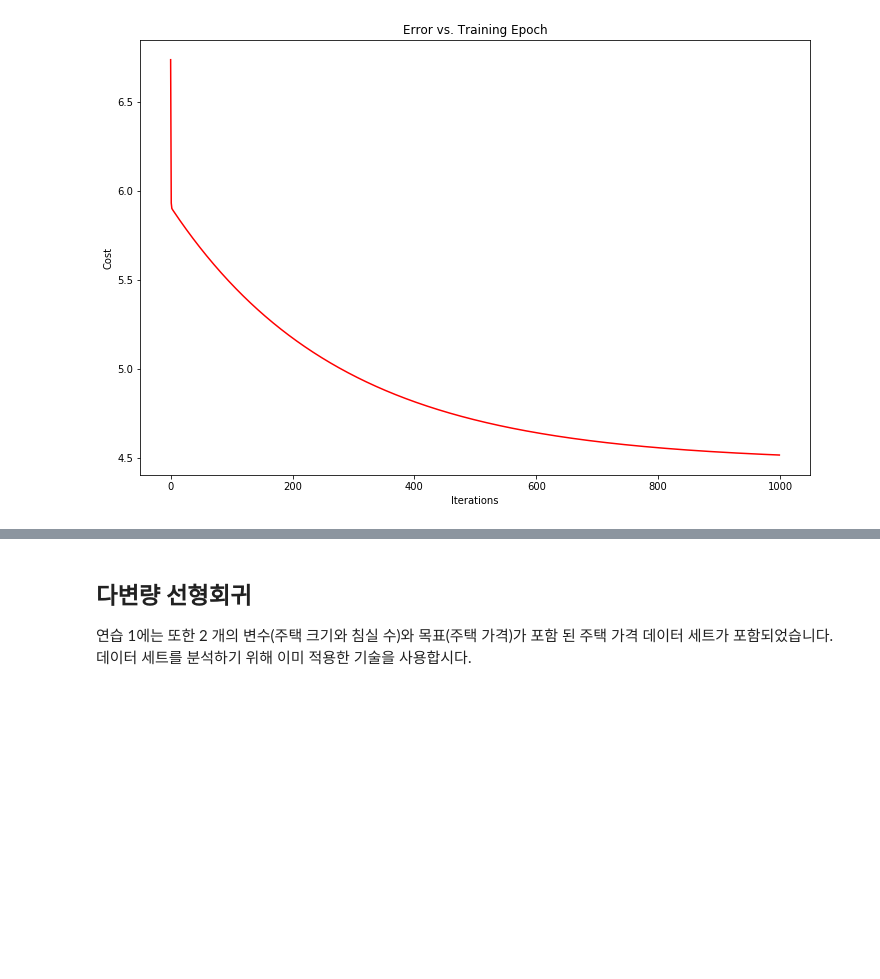
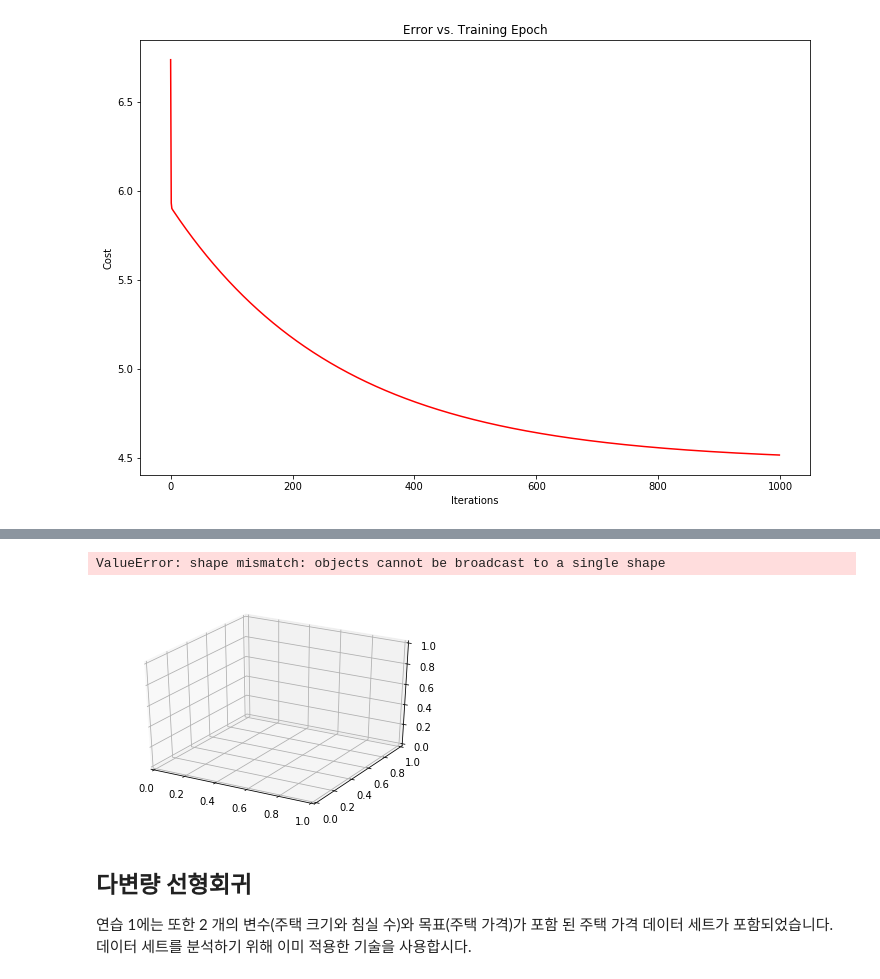
Before and after one commit to junji64/Machine-Learning, a Jupyter notebook: Machine Learning Exercise #1 - Linear Regression.ipynb, the cells around one changed output, grey strips where cells are left out. Saved outputs shown, nothing was run; the diff lists cells and outputs as text; code cells hidden in the pictures; blank space fills up the shorter version.

```diff
--- a/Machine Learning Exercise #1 - Linear Regression.ipynb
+++ b/Machine Learning Exercise #1 - Linear Regression.ipynb
@@ -11,3 +11,7 @@ import numpy as np
 import pandas as pd
 import matplotlib.pyplot as plt
 %matplotlib inline
+import os
+path = os.getcwd() + '/data/ex1data1.txt'   # on Window use '\data\ex1data1.txt'
+data = pd.read_csv(path, header=None, names=['Population', 'Profit'])
+data.head()
@@ -182,3 +192,48 @@ Text(0.5,1,'Error vs. Training Epoch')
+# %%
+# initialize J vals to a matrix of 0's
+theta0 = np.arange(-10,10,0.2)
+theta1 = np.arange(-1,4,0.2)
+J_vals = np.matrix(np.zeros([np.size(theta0), np.size(theta1)]))
+
+# Fill out J vals
+for i in range(np.size(theta0)):
+    for j in range(np.size(theta1)):
+        thetas = np.matrix([theta0[i], theta1[j]])
+        J_vals[i,j] = computeCost(X, y, thetas)
+# %%
+from mpl_toolkits.mplot3d import Axes3D  # noqa: F401 unused import
+
+import matplotlib.pyplot as plt
+from matplotlib import cm
+from matplotlib.ticker import LinearLocator, FormatStrFormatter
+import numpy as np
+
+fig = plt.figure()
+ax = fig.gca(projection='3d')
+
+# Make data.
+X = np.arange(-5, 5, 0.25)
+Y = np.arange(-5, 5, 0.25)
+X, Y = np.meshgrid(X, Y)
+R = np.sqrt(X**2 + Y**2)
+Z = np.sin(R)
+
+# Plot the surface.
+surf = ax.plot_surface(theta0, theta1, J_vals, cmap=cm.coolwarm,
+                       linewidth=0, antialiased=False)
+
+# Customize the z axis.
+#ax.set_zlim(-1.01, 1.01)
+ax.zaxis.set_major_locator(LinearLocator(10))
+ax.zaxis.set_major_formatter(FormatStrFormatter('%.02f'))
+
+# Add a color bar which maps values to colors.
+fig.colorbar(surf, shrink=0.5, aspect=5)
+
+plt.show()
+# %% [output]
+ValueError: shape mismatch: objects cannot be broadcast to a single shape
+[figure, added]
 # %% [markdown]
 ## 다변량 선형회귀
 연습 1에는 또한 2 개의 변수(주택 크기와 침실 수)와 목표(주택 가격)가 포함 된 주택 가격 데이터 세트가 포함되었습니다. 데이터 세트를 분석하기 위해 이미 적용한 기술을 사용합시다.
```
Also changed, not shown: parts of 12 cells of this notebook.
